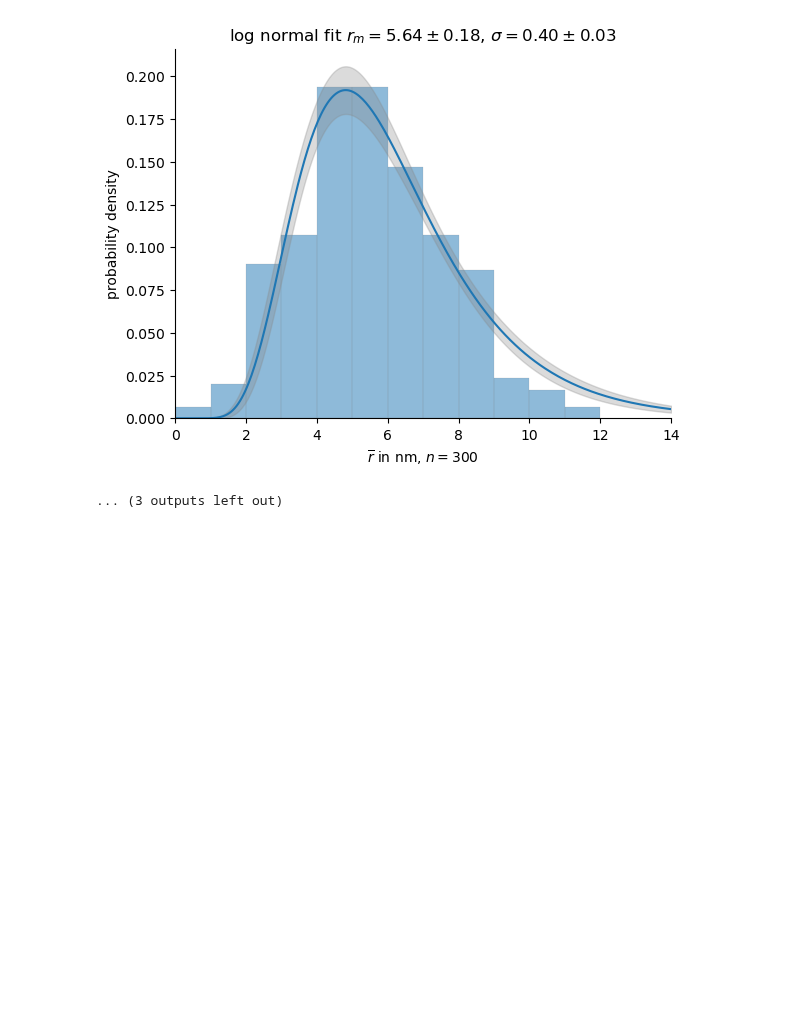
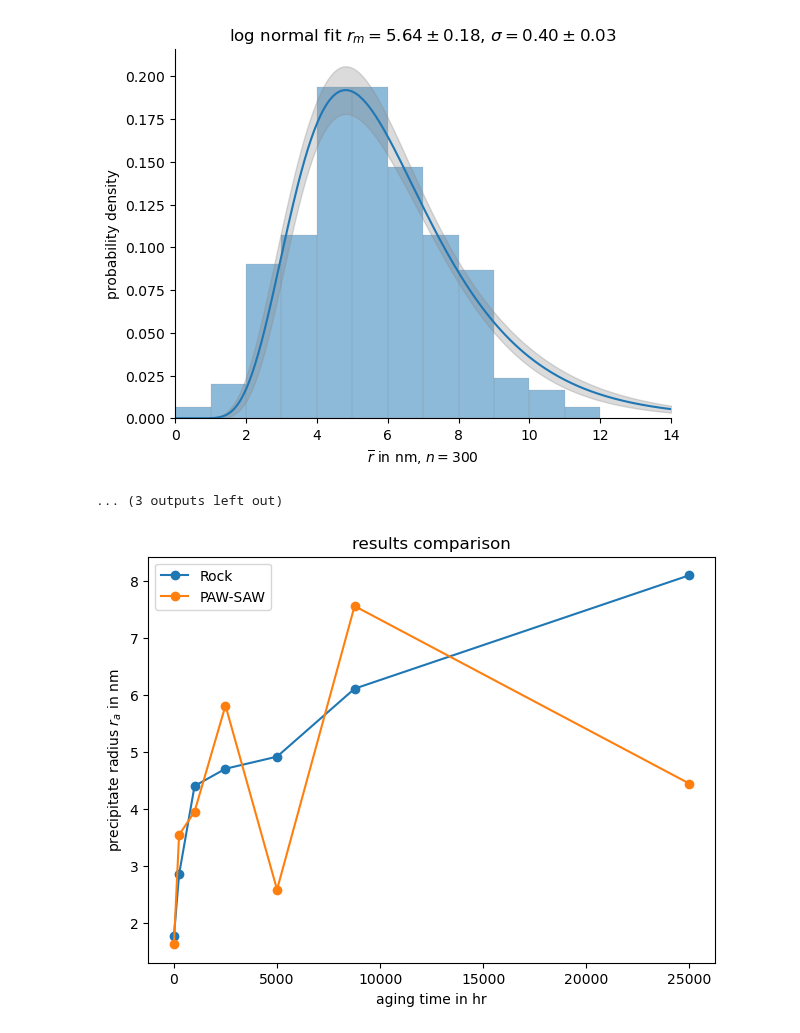
Before and after one commit to BAMresearch/DF-TEM-PAW, a Jupyter notebook: analyse_precepitates_data.ipynb, the cells around one changed output. Cells and saved outputs as stored; diff of their text form; code cells hidden in the pictures; blank space fills up the shorter version.

Commit message:
added comparison plot

```diff
--- a/analyse_precepitates_data.ipynb
+++ b/analyse_precepitates_data.ipynb
@@ -682,41 +654,46 @@ calculating distribution of Rock_T190.0°C_D8760.0hr_S0MPa with 300 polygons.
 # %%
 #compare results
 datasets={
     'Rock': "./org_fit_results.csv",
-    'PAW-SAW': "./fit_results.csv",
+    'PAW-SAW': "./fit_results.csv"
     }
 #readin data
 for dataset, file in datasets.items():
-    df=pd.read_csv(file,sep=';',encoding='utf-8',decimal=',')
+    df=pd.read_csv(file)
+    #print(dataset, df)
     datasets[dataset]=df
 
 fig=plt.figure()
+plt.title(r"results comparison")
+
 filename="./images/compare_results.png"
+plt.tight_layout()
+
 for dataset, dataframe in datasets.items():
-   print(dataset)
-   fig=plt.figure()
-   plt.tight_layout()
-   ax=plt.axes()
-   #ax.set_facecolor((.94, .94, .94))
-   ax.spines['top'].set_visible(False)
-   ax.spines['right'].set_visible(False)
-   #ax.yaxis.grid(True, color='#EEEEEE')
-   #ax.xaxis.grid(False)
-   plt.title(r"results comparison")
-   bars=ax.scatter(x, y, alpha=0.5,align='center', linewidth=0.2, edgecolor='gray')
-   plt.plot(fit['x'], fit['y'], label='fit')
-   plt.fill_between(fit['x'], fit['y']-fit['dely'],
-         fit['y']+fit['dely'], color='#888888',alpha=0.3)
-   plt.xlabel(x_label)
-   plt.xlim(left=x_min,right=x_max)
-   plt.ylim(bottom=0)
-   bar_color = bars[0].get_facecolor()
-   if y_max:
-      plt.ylim(top=y_max)
+#    #ax.yaxis.grid(True, color='#EEEEEE')
+#    #ax.xaxis.grid(False)
+   plt.plot(dataframe['aging_time'], dataframe['ra'],marker='o', label=dataset)
+#    plt.plot(fit['x'], fit['y'], label='fit')
+#    plt.fill_between(fit['x'], fit['y']-fit['dely'],
+#          fit['y']+fit['dely'], color='#888888',alpha=0.3)
+plt.xlabel('aging time in h')
+#    plt.xlim(left=x_min,right=x_max)
+#    plt.ylim(bottom=0)
+#    bar_color = bars[0].get_facecolor()
+#    if y_max:
+#       plt.ylim(top=y_max)
 
-   #plt.xticks(x)
-   plt.ylabel(y_label)
+#    #plt.xticks(x)
+plt.ylabel(r"precipitate radius $r_a$ in nm")
+plt.legend()
+# ax=plt.axes()
+# #    #ax.set_facecolor((.94, .94, .94))
+# ax.spines['top'].set_visible(False)
+# ax.spines['right'].set_visible(False)
+
 plt.show()
 
 fig.savefig(filename)
 plt.close(fig)
+# %% [output]
+[figure, added]
```
Also changed, not shown: parts of 2 cells of this notebook, 2 other files.
